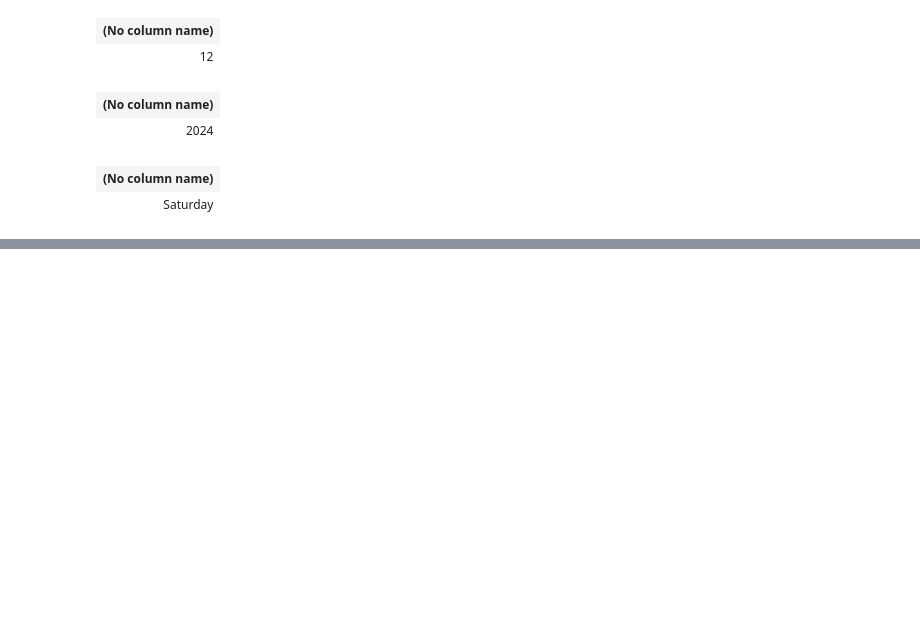
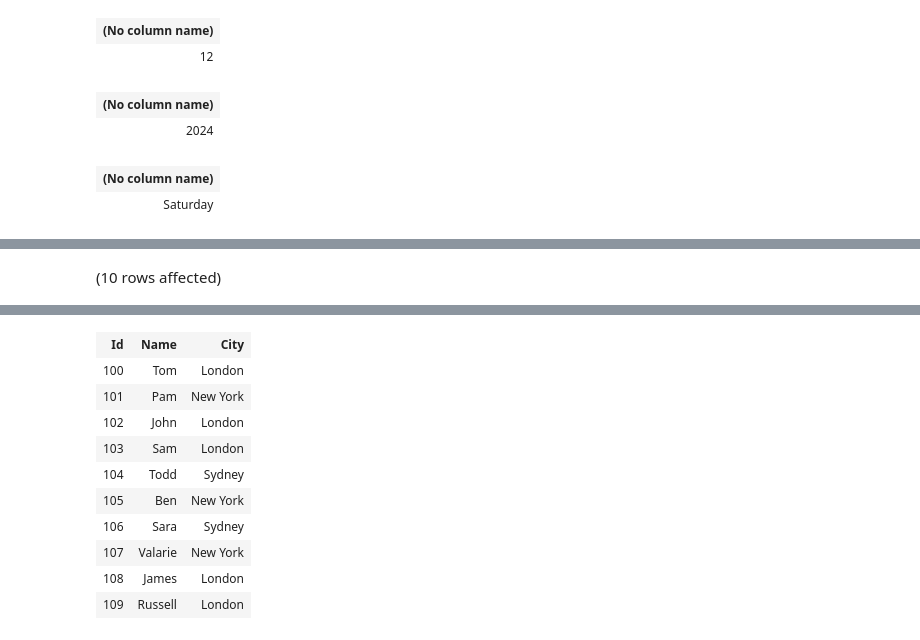
Before and after one commit to kanhaiya-bhayana-inc/Sql-server, a Jupyter notebook: Notebook 2 - Sql Server.ipynb, the cells around one changed output, grey strips where cells are left out. Cells and saved outputs as stored; diff of their text form; code cells hidden in the pictures; blank space fills up the shorter version.

```diff
--- a/Notebook 2 - Sql Server.ipynb
+++ b/Notebook 2 - Sql Server.ipynb
@@ -281,0 +713,4 @@ Total execution time: 00:00:00.032
+# %%
+SELECT * FROM fn_MSTVF_GetEmployeed()
+# %% [output]
+(10 rows affected)
@@ -281,0 +718,11 @@ Total execution time: 00:00:00.032
+| Id | Name | City |
+| 100 | Tom | London |
+| 101 | Pam | New York |
+| 102 | John | London |
+| 103 | Sam | London |
+| 104 | Todd | Sydney |
+| 105 | Ben | New York |
+| 106 | Sara | Sydney |
+| 107 | Valarie | New York |
+| 108 | James | London |
+| 109 | Russell | London |
```
Also changed, not shown: parts of 25 cells of this notebook.
